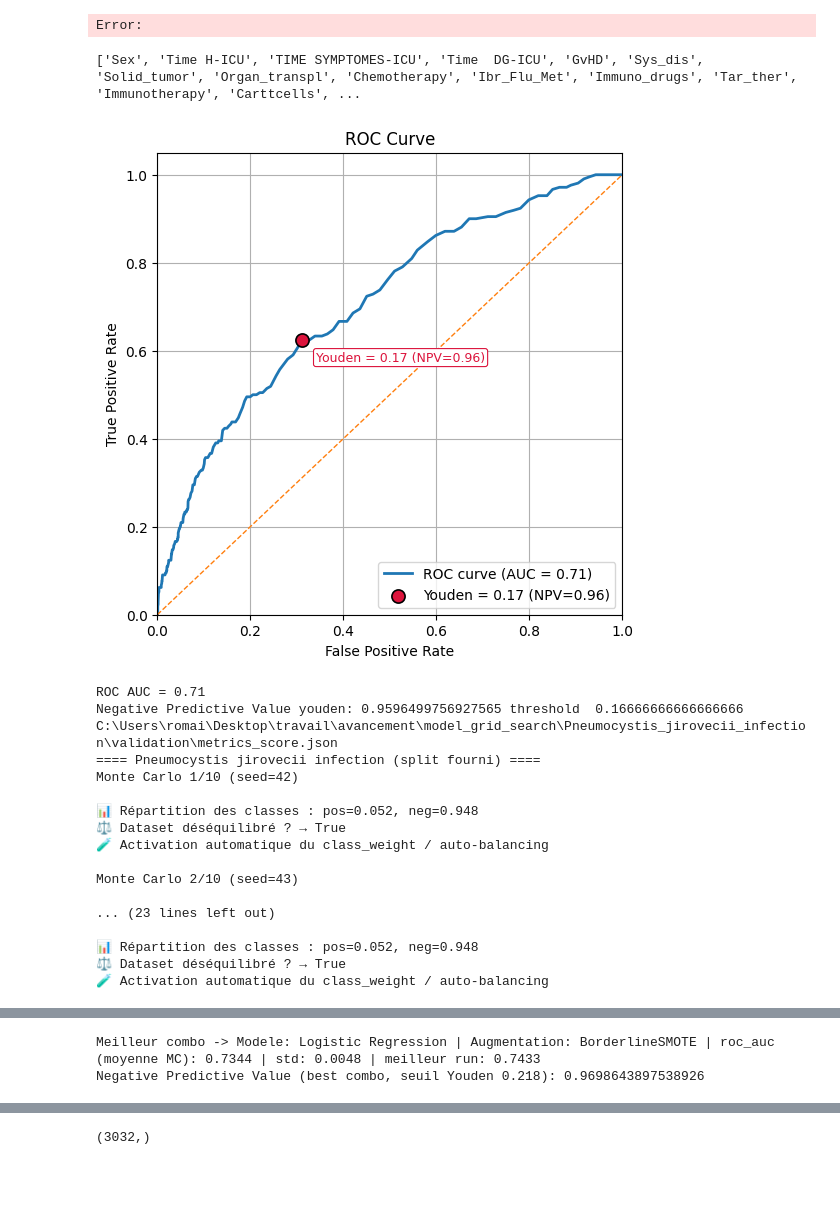
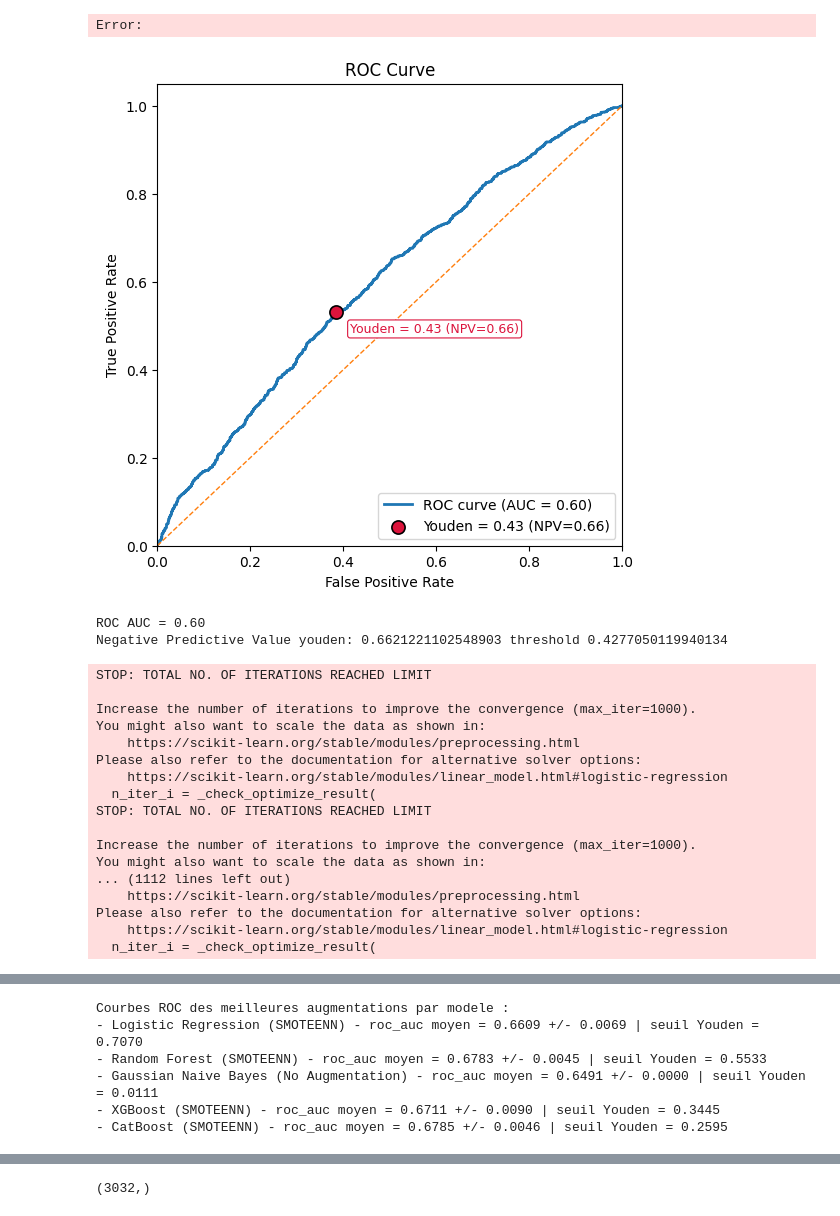
Before and after one commit to Romain-Forte/respiratory_diagnostics, a Jupyter notebook: bazea_dataset.ipynb, the cells around one changed output, grey strips where cells are left out. Drawn from its saved outputs; the diff is of its cells as text; code cells hidden in the pictures; blank space fills up the shorter version.

Commit message:
add validation

```diff
--- a/bazea_dataset.ipynb
+++ b/bazea_dataset.ipynb
@@ -325,41 +321,42 @@ model_loaded
  'Youden_threshold': np.float64(0.27)}
 Error:
 # %%
-sys.modules.pop('utils.validation')
 from utils.model_saving import save_model, load_model
 from utils.validation import validation_save
 import os
 diagnostique = 'Pneumocystis jirovecii infection'
 save_dir = r"C:\Users\romai\Desktop\travail\avancement\model_grid_search\\"
-model_loaded = load_model(diagnostic =diagnostique,
-                    model_dir = os.getcwd() + r'\models\\'
-                    )
-print(model_loaded["pipe_inference"].named_steps["scaler"].colonnes_numeriques)
-validation_save(diagnostique,
-                    save_dir,
-                    loaded = model_loaded,
-                    grroh_features = grroh_features,
-                    grroh_diag = grroh_diag,
-                    df_features_clean = df_features_clean,
-                    df_labels_fusion = df_labels_fusion
-                    )
+for diagnostique in grroh_diag.columns:
+    model_loaded = load_model(diagnostic =diagnostique,
+                        model_dir = os.getcwd() + r'\models\\'
+                        )
+    # print(model_loaded["pipe_inference"].named_steps["scaler"].colonnes_numeriques)
+    validation_save(diagnostique,
+                        save_dir,
+                        loaded = model_loaded,
+                        grroh_features = grroh_features,
+                        grroh_diag = grroh_diag,
+                        df_features_clean = df_features_clean,
+                        df_labels_fusion = df_labels_fusion
+                        )
 # %% [output]
+[figure, new version]
-['Sex', 'Time H-ICU', 'TIME SYMPTOMES-ICU', 'Time  DG-ICU', 'GvHD', 'Sys_dis', 'Solid_tumor', 'Organ_transpl', 'Chemotherapy', 'Ibr_Flu_Met', 'Immuno_drugs', 'Tar_ther', 'Immunotherapy', 'Carttcells', ...
+ROC AUC = 0.60
+Negative Predictive Value youden: 0.6621221102548903 threshold 0.4277050119940134
-[figure, old version]
-ROC AUC = 0.71
-Negative Predictive Value youden: 0.9596499756927565 threshold  0.16666666666666666
-C:\Users\romai\Desktop\travail\avancement\model_grid_search\Pneumocystis_jirovecii_infection\validation\metrics_score.json
-==== Pneumocystis jirovecii infection (split fourni) ====
-Monte Carlo 1/10 (seed=42)
+STOP: TOTAL NO. OF ITERATIONS REACHED LIMIT
 
-📊 Répartition des classes : pos=0.052, neg=0.948
-⚖️ Dataset déséquilibré ? → True
-🧪 Activation automatique du class_weight / auto-balancing
+Increase the number of iterations to improve the convergence (max_iter=1000).
+You might also want to scale the data as shown in:
+    https://scikit-learn.org/stable/modules/preprocessing.html
+Please also refer to the documentation for alternative solver options:
+    https://scikit-learn.org/stable/modules/linear_model.html#logistic-regression
+  n_iter_i = _check_optimize_result(
+STOP: TOTAL NO. OF ITERATIONS REACHED LIMIT
 
-Monte Carlo 2/10 (seed=43)
-
-... (23 lines left out)
-
-📊 Répartition des classes : pos=0.052, neg=0.948
-⚖️ Dataset déséquilibré ? → True
-🧪 Activation automatique du class_weight / auto-balancing
+Increase the number of iterations to improve the convergence (max_iter=1000).
+You might also want to scale the data as shown in:
+... (1112 lines left out)
+    https://scikit-learn.org/stable/modules/preprocessing.html
+Please also refer to the documentation for alternative solver options:
+    https://scikit-learn.org/stable/modules/linear_model.html#logistic-regression
+  n_iter_i = _check_optimize_result(
@@ -385,2 +407,6 @@ error uploading: HTTPSConnectionPool(host='eu.i.posthog.com', port=443): Max ret
-Meilleur combo -> Modele: Logistic Regression | Augmentation: BorderlineSMOTE | roc_auc (moyenne MC): 0.7344 | std: 0.0048 | meilleur run: 0.7433
-Negative Predictive Value (best combo, seuil Youden 0.218): 0.9698643897538926
+Courbes ROC des meilleures augmentations par modele :
+- Logistic Regression (SMOTEENN) - roc_auc moyen = 0.6609 +/- 0.0069 | seuil Youden = 0.7070
+- Random Forest (SMOTEENN) - roc_auc moyen = 0.6783 +/- 0.0045 | seuil Youden = 0.5533
+- Gaussian Naive Bayes (No Augmentation) - roc_auc moyen = 0.6491 +/- 0.0000 | seuil Youden = 0.0111
+- XGBoost (SMOTEENN) - roc_auc moyen = 0.6711 +/- 0.0090 | seuil Youden = 0.3445
+- CatBoost (SMOTEENN) - roc_auc moyen = 0.6785 +/- 0.0046 | seuil Youden = 0.2595
```
Also changed, not shown: parts of 5 cells of this notebook, 18 other files.
